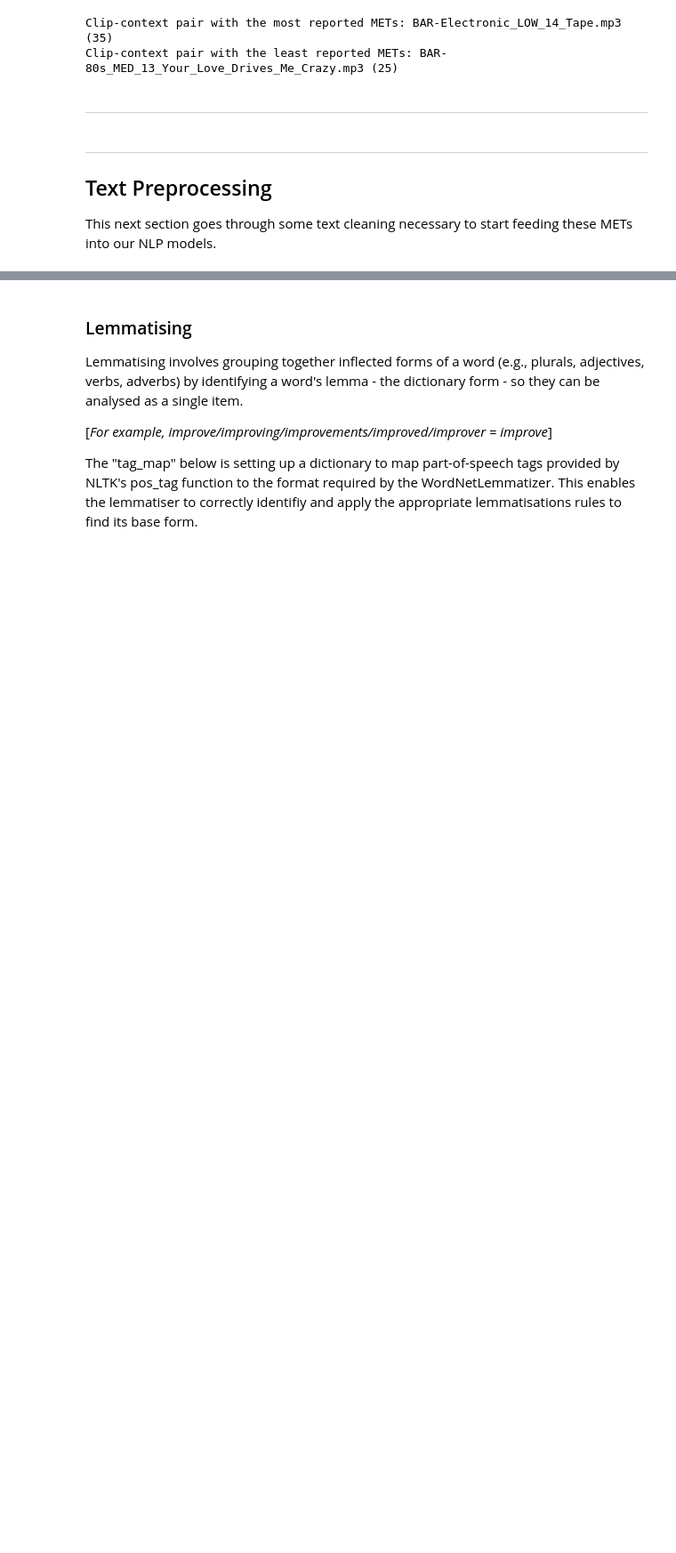
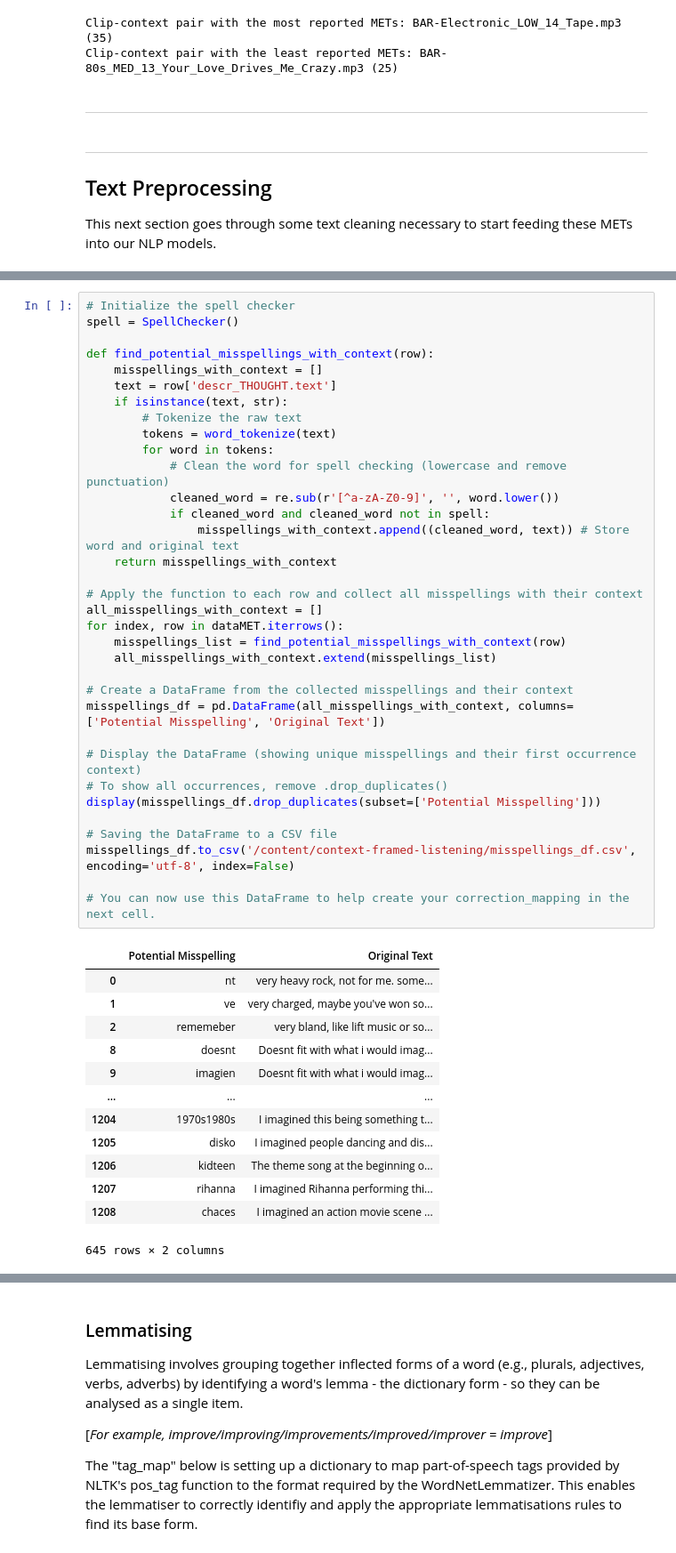
Before and after one commit to HazelvdW/context-framed-listening, a Jupyter notebook: NLP_framed_listening.ipynb, the cells around one changed output, grey strips where cells are left out. Shown at 89% size. Drawn from its saved outputs; the diff is of its cells as text; blank space fills up the shorter version.

```diff
--- a/NLP_framed_listening.ipynb
+++ b/NLP_framed_listening.ipynb
@@ -234,0 +244,48 @@ Requirement already satisfied: pyspellchecker in /usr/local/lib/python3.12/dist-
+# %%
+# Initialize the spell checker
+spell = SpellChecker()
+
+def find_potential_misspellings_with_context(row):
+    misspellings_with_context = []
+    text = row['descr_THOUGHT.text']
+    if isinstance(text, str):
+        # Tokenize the raw text
+        tokens = word_tokenize(text)
+        for word in tokens:
+            # Clean the word for spell checking (lowercase and remove punctuation)
+            cleaned_word = re.sub(r'[^a-zA-Z0-9]', '', word.lower())
+            if cleaned_word and cleaned_word not in spell:
+                misspellings_with_context.append((cleaned_word, text)) # Store word and original text
+    return misspellings_with_context
+
+# Apply the function to each row and collect all misspellings with their context
+all_misspellings_with_context = []
+for index, row in dataMET.iterrows():
+    misspellings_list = find_potential_misspellings_with_context(row)
+    all_misspellings_with_context.extend(misspellings_list)
+
+# Create a DataFrame from the collected misspellings and their context
+misspellings_df = pd.DataFrame(all_misspellings_with_context, columns=['Potential Misspelling', 'Original Text'])
+
+# Display the DataFrame (showing unique misspellings and their first occurrence context)
+# To show all occurrences, remove .drop_duplicates()
+display(misspellings_df.drop_duplicates(subset=['Potential Misspelling']))
+
+# Saving the DataFrame to a CSV file
+misspellings_df.to_csv('/content/context-framed-listening/misspellings_df.csv', encoding='utf-8', index=False)
+
+# You can now use this DataFrame to help create your correction_mapping in the next cell.
+# %% [output]
+|  | Potential Misspelling | Original Text |
+| 0 | nt | very heavy rock, not for me. some... |
+| 1 | ve | very charged, maybe you've won so... |
+| 2 | rememeber | very bland, like lift music or so... |
+| 8 | doesnt | Doesnt fit with what i would imag... |
+| 9 | imagien | Doesnt fit with what i would imag... |
+| ... | ... | ... |
+| 1204 | 1970s1980s | I imagined this being something t... |
+| 1205 | disko | I imagined people dancing and dis... |
+| 1206 | kidteen | The theme song at the beginning o... |
+| 1207 | rihanna | I imagined Rihanna performing thi... |
+| 1208 | chaces | I imagined an action movie scene ... |
+645 rows × 2 columns
```
Also changed, not shown: parts of 30 cells of this notebook.
